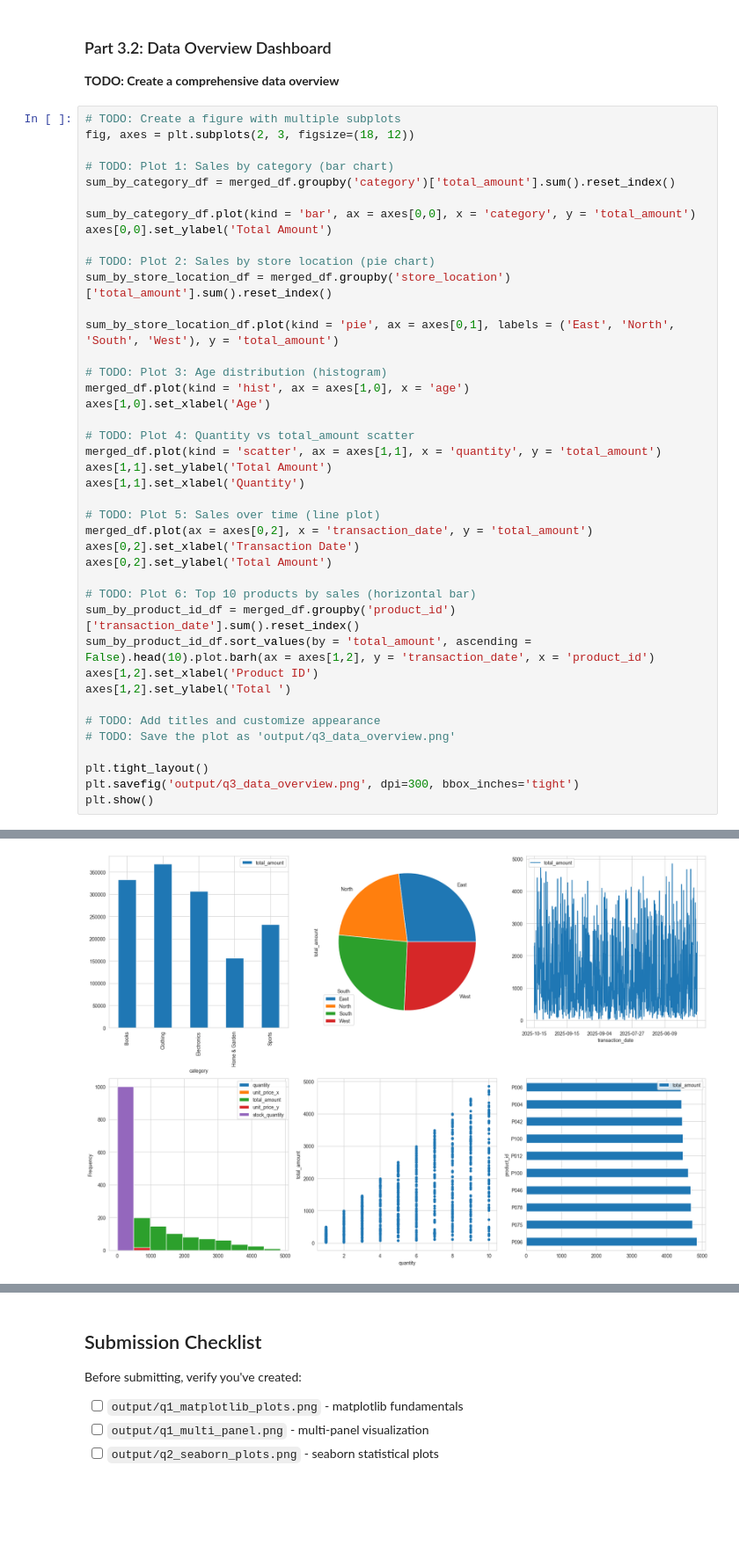
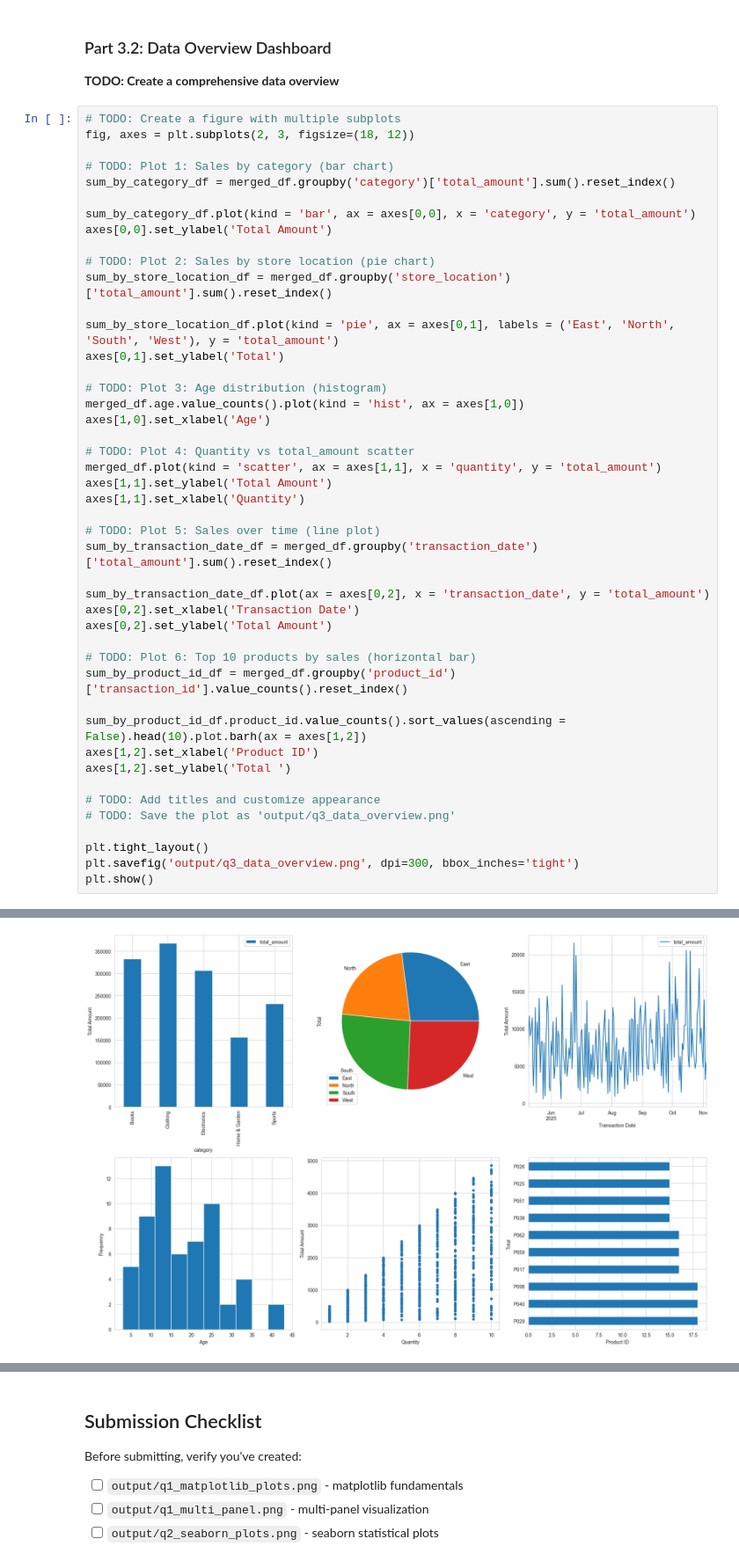
Before and after one commit to UCSF-DataSci/ds217-07-vision-quest-bnishimine, a Jupyter notebook: assignment.ipynb, the cells around one changed output, grey strips where cells are left out. Shown at 88% size. Drawn from its saved outputs; the diff is of its cells as text; blank space fills up the shorter version.

Commit message:
Fixed graphs in 3.2

```diff
--- a/assignment.ipynb
+++ b/assignment.ipynb
@@ -357,9 +297,10 @@ axes[0,0].set_ylabel('Total Amount')
 sum_by_store_location_df = merged_df.groupby('store_location')['total_amount'].sum().reset_index()
 
 sum_by_store_location_df.plot(kind = 'pie', ax = axes[0,1], labels = ('East', 'North', 'South', 'West'), y = 'total_amount')
+axes[0,1].set_ylabel('Total')
 
 # TODO: Plot 3: Age distribution (histogram)
-merged_df.plot(kind = 'hist', ax = axes[1,0], x = 'age')
+merged_df.age.value_counts().plot(kind = 'hist', ax = axes[1,0])
 axes[1,0].set_xlabel('Age')
 
 # TODO: Plot 4: Quantity vs total_amount scatter
@@ -368,13 +309,16 @@ axes[1,1].set_ylabel('Total Amount')
 axes[1,1].set_xlabel('Quantity')
 
 # TODO: Plot 5: Sales over time (line plot)
-merged_df.plot(ax = axes[0,2], x = 'transaction_date', y = 'total_amount')
+sum_by_transaction_date_df = merged_df.groupby('transaction_date')['total_amount'].sum().reset_index()
+
+sum_by_transaction_date_df.plot(ax = axes[0,2], x = 'transaction_date', y = 'total_amount')
 axes[0,2].set_xlabel('Transaction Date')
 axes[0,2].set_ylabel('Total Amount')
 
 # TODO: Plot 6: Top 10 products by sales (horizontal bar)
-sum_by_product_id_df = merged_df.groupby('product_id')['transaction_date'].sum().reset_index()
-sum_by_product_id_df.sort_values(by = 'total_amount', ascending = False).head(10).plot.barh(ax = axes[1,2], y = 'transaction_date', x = 'product_id')
+sum_by_product_id_df = merged_df.groupby('product_id')['transaction_id'].value_counts().reset_index()
+
+sum_by_product_id_df.product_id.value_counts().sort_values(ascending = False).head(10).plot.barh(ax = axes[1,2])
 axes[1,2].set_xlabel('Product ID')
 axes[1,2].set_ylabel('Total ')
 
@@ -388 +343 @@ plt.show()
-[figure, old version]
+[figure, new version]
```
Also changed, not shown: parts of 10 cells of this notebook, 2 other files.
